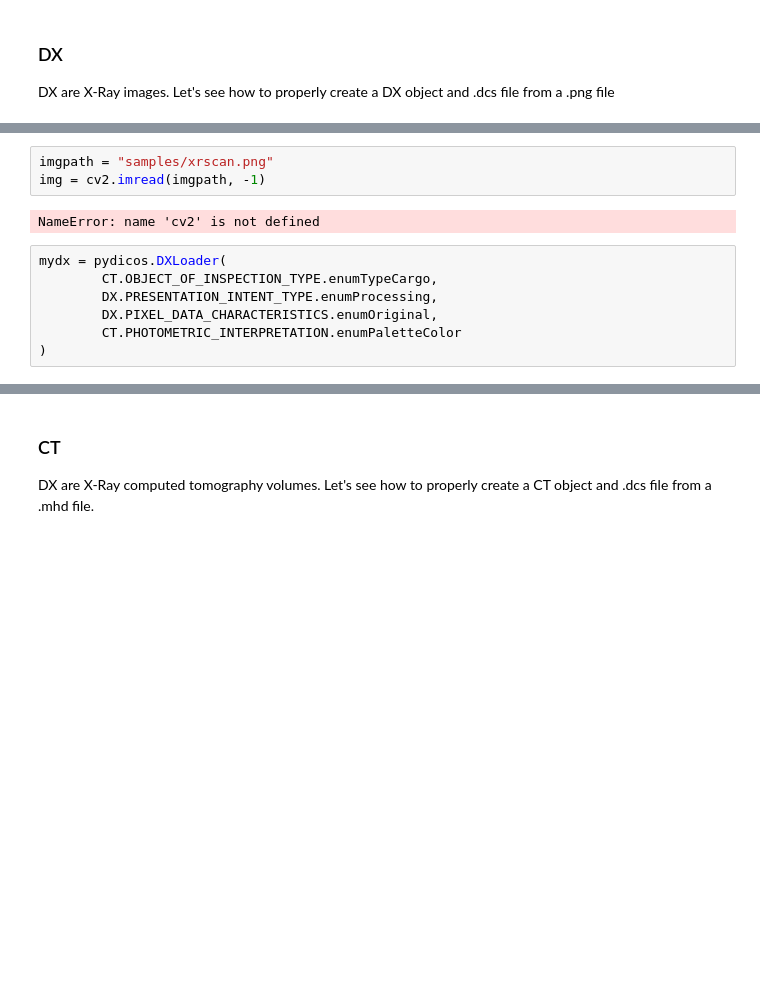
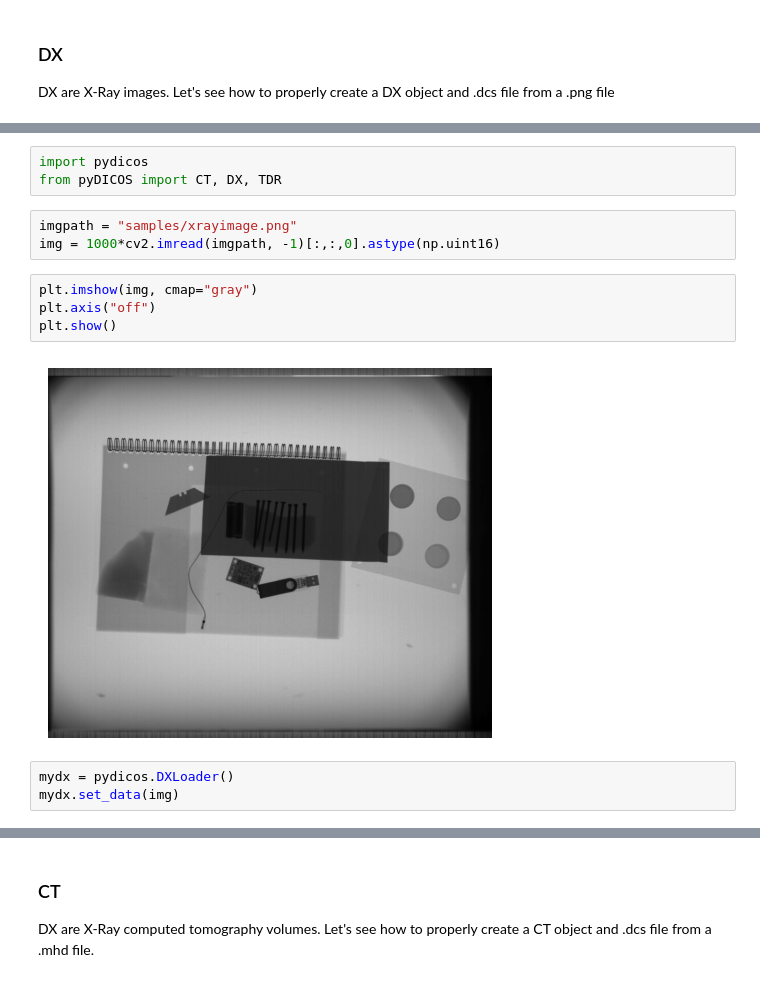
Before and after one commit to Auxilia-tech/pyDICOS, a Jupyter notebook: notebooks/tutorial.ipynb, the cells around one changed output, grey strips where cells are left out. Cells and saved outputs as stored; diff of their text form; blank space fills up the shorter version.

```diff
--- a/notebooks/tutorial.ipynb
+++ b/notebooks/tutorial.ipynb
@@ -22,12 +18,15 @@ ModuleNotFoundError: No module named 'pydicos'
+# %%
+import pydicos
+from pyDICOS import CT, DX, TDR
 # %%
-imgpath = "samples/xrscan.png"
-img = cv2.imread(imgpath, -1)
+imgpath = "samples/xrayimage.png"
+img = 1000*cv2.imread(imgpath, -1)[:,:,0].astype(np.uint16)
-# %% [output]
-NameError: name 'cv2' is not defined
+# %%
+plt.imshow(img, cmap="gray")
+plt.axis("off")
+plt.show()
+# %% [output]
+[figure, added]
 # %%
-mydx = pydicos.DXLoader(
-        CT.OBJECT_OF_INSPECTION_TYPE.enumTypeCargo,
-        DX.PRESENTATION_INTENT_TYPE.enumProcessing,
-        DX.PIXEL_DATA_CHARACTERISTICS.enumOriginal,
-        CT.PHOTOMETRIC_INTERPRETATION.enumPaletteColor
-)
+mydx = pydicos.DXLoader()
+mydx.set_data(img)
```
Also changed, not shown: parts of 6 cells of this notebook.
